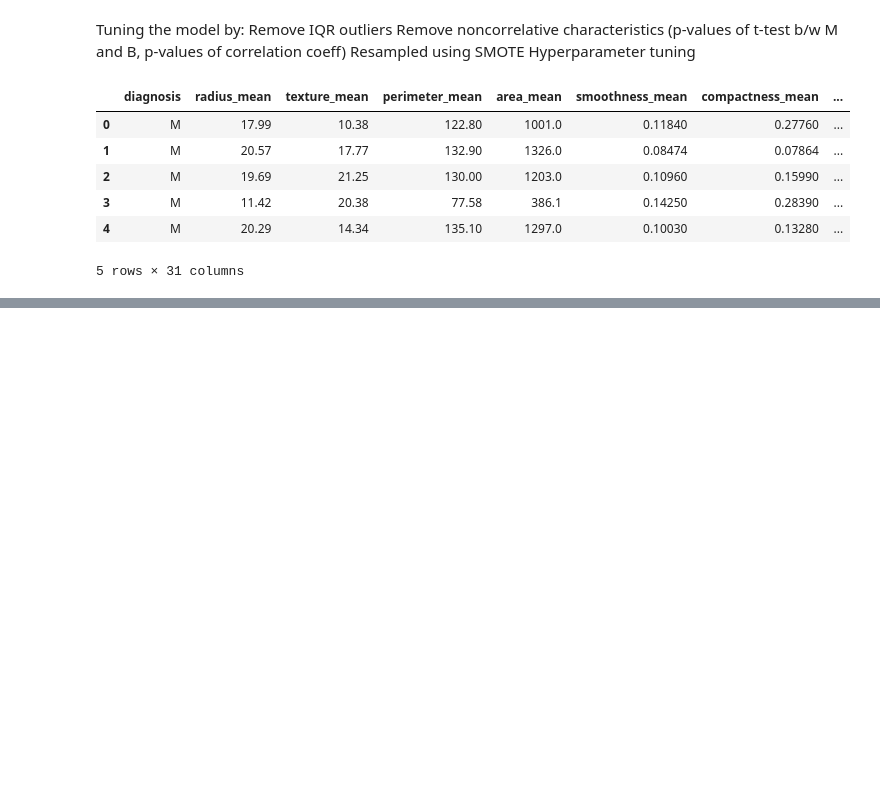
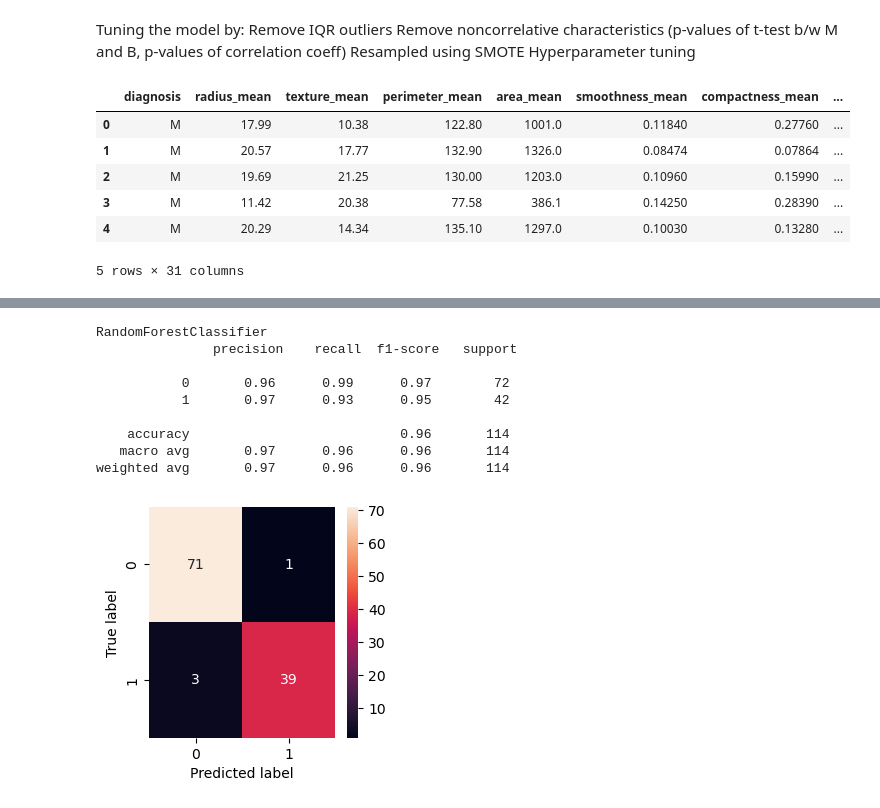
Before and after one commit to calvinyoon/DataScience, a Jupyter notebook: ML Binary Classification Tumor Type.ipynb, the cells around one changed output, grey strips where cells are left out. Drawn from its saved outputs; the diff is of its cells as text; code cells hidden in the pictures; blank space fills up the shorter version.

```diff
--- a/ML Binary Classification Tumor Type.ipynb
+++ b/ML Binary Classification Tumor Type.ipynb
@@ -351 +414,18 @@ df.head()
+# %%
+model = RandomForestClassifier()
+model.fit(X_train, y_train)
+y_preds = model.predict(X_test)
+print(f"RandomForestClassifier \n {classification_report(y_test, y_preds)}")
+plot_conf_mat(y_test, y_preds)
+# %% [output]
+RandomForestClassifier
+               precision    recall  f1-score   support
+
+           0       0.96      0.99      0.97        72
+           1       0.97      0.93      0.95        42
+
+    accuracy                           0.96       114
+   macro avg       0.97      0.96      0.96       114
+weighted avg       0.97      0.96      0.96       114
+[figure, added]
 # %%
```
Also changed, not shown: parts of 11 cells of this notebook.
